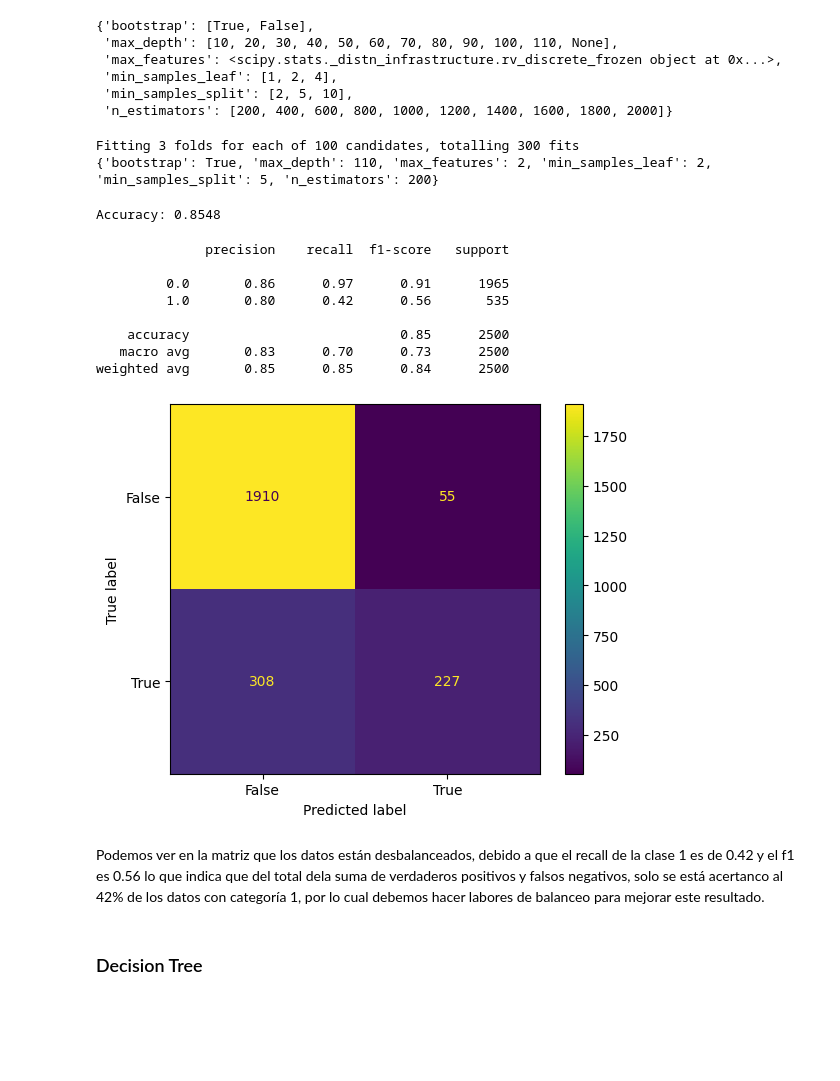
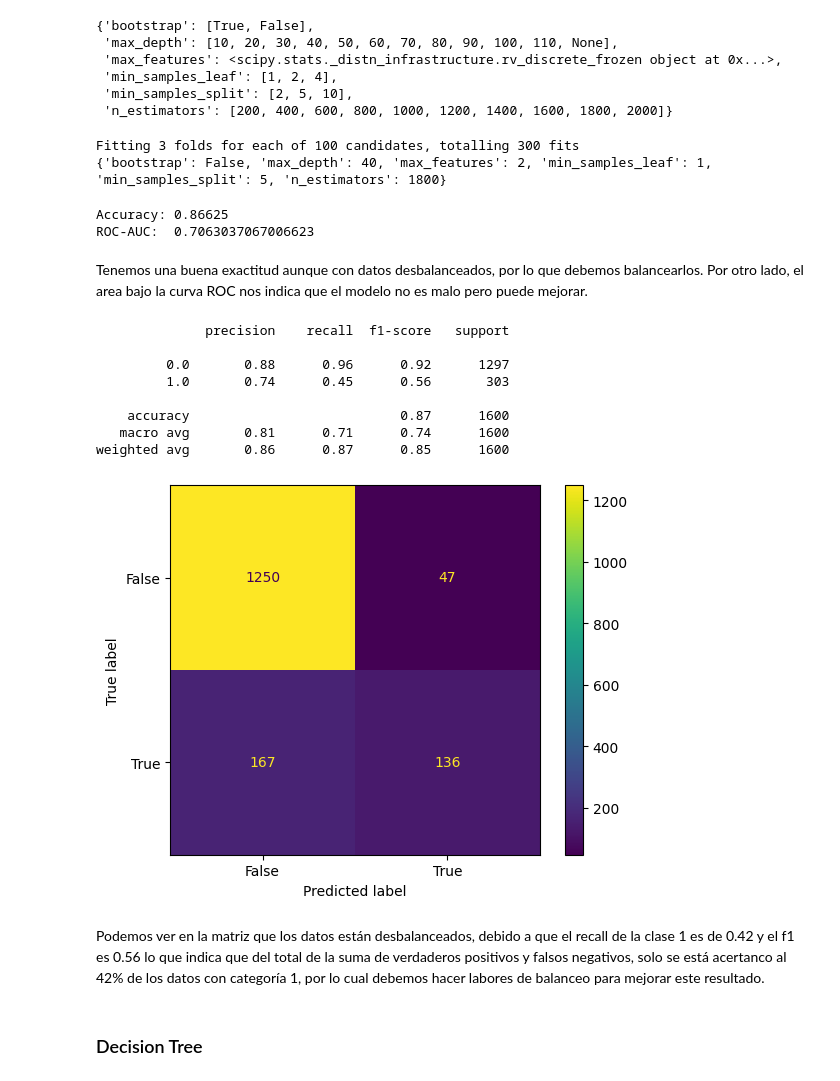
Before and after one commit to santicar1809/beta_bank, a Jupyter notebook: code.ipynb, the cells around one changed output. Saved outputs shown, nothing was run; the diff lists cells and outputs as text; code cells hidden in the pictures; blank space fills up the shorter version.

```diff
--- a/code.ipynb
+++ b/code.ipynb
@@ -292,0 +300,3 @@ data_oh.head(5)
+# %%
+seed=12345
+df_train_ordinal,df_test_ordinal=train_test_split(data_ordinal,random_state=seed,test_size=0.2)
@@ -295,11 +307,11 @@ data_oh.head(5)
 # %%
 #Separamos los datos para los arboles
 seed=12345
-features= data_ordinal.drop(['exited'],axis=1)
-target=data_ordinal['exited']
+features= df_train_ordinal.drop(['exited'],axis=1)
+target=df_train_ordinal['exited']
 
 features_train_ordinal, features_valid_ordinal, target_train_ordinal, target_valid_ordinal=train_test_split(
-    features,target,random_state=seed,test_size=0.25)
+    features,target,random_state=seed,test_size=0.2)
 
 model=RandomForestClassifier()
 # %%
@@ -351,33 +363,39 @@ model_random.fit(features_train_ordinal,target_train_ordinal)
 print(model_random.best_params_)
 # %% [output]
 Fitting 3 folds for each of 100 candidates, totalling 300 fits
-{'bootstrap': True, 'max_depth': 110, 'max_features': 2, 'min_samples_leaf': 2, 'min_samples_split': 5, 'n_estimators': 200}
+{'bootstrap': False, 'max_depth': 40, 'max_features': 2, 'min_samples_leaf': 1, 'min_samples_split': 5, 'n_estimators': 1800}
 # %%
+#Medimos la exactitud de nuestro modelo
 best_random = model_random.best_estimator_
 random_prediction = best_random.predict(features_valid_ordinal)
 random_accuracy=metrics.accuracy_score(target_valid_ordinal,random_prediction)
+roc_auc_rf=roc_auc_score(target_valid_ordinal,random_prediction)
 print("Accuracy:",random_accuracy)
+print('ROC-AUC: ',roc_auc_rf)
 # %% [output]
-Accuracy: 0.8548
+Accuracy: 0.86625
+ROC-AUC:  0.7063037067006623
+# %% [markdown]
+Tenemos una buena exactitud aunque con datos desbalanceados, por lo que debemos balancearlos. Por otro lado, el area bajo la curva ROC nos indica que el modelo no es malo pero puede mejorar.
 # %%
+#Mostramos la matriz de confusión y el reporte con nuestras métricas de clasificación
 print(classification_report(target_valid_ordinal,random_prediction))
 confusion_matrix = metrics.confusion_matrix(target_valid_ordinal,random_prediction)
 cm_display = metrics.ConfusionMatrixDisplay(confusion_matrix = confusion_matrix, display_labels = [False, True])
 
-cm_display.plot()
-plt.show()
+plt=cm_display.plot()
 # %% [output]
               precision    recall  f1-score   support
 
-         0.0       0.86      0.97      0.91      1965
-         1.0       0.80      0.42      0.56       535
+         0.0       0.88      0.96      0.92      1297
+         1.0       0.74      0.45      0.56       303
 
-    accuracy                           0.85      2500
-   macro avg       0.83      0.70      0.73      2500
-weighted avg       0.85      0.85      0.84      2500
+    accuracy                           0.87      1600
+   macro avg       0.81      0.71      0.74      1600
+weighted avg       0.86      0.87      0.85      1600
-[figure, old version]
+[figure, new version]
 # %% [markdown]
-Podemos ver en la matriz que los datos están desbalanceados, debido a que el recall de la clase 1 es de 0.42 y el f1 es 0.56 lo que indica que del total dela suma de verdaderos positivos y falsos negativos, solo se está acertanco al 42% de los datos con categoría 1, por lo cual debemos hacer labores de balanceo para mejorar este resultado.
+Podemos ver en la matriz que los datos están desbalanceados, debido a que el recall de la clase 1 es de 0.42 y el f1 es 0.56 lo que indica que del total de la suma de verdaderos positivos y falsos negativos, solo se está acertanco al 42% de los datos con categoría 1, por lo cual debemos hacer labores de balanceo para mejorar este resultado.
 # %% [markdown]
 ### Decision Tree
 # %%
```
Also changed, not shown: parts of 88 cells of this notebook, 2 other files.
